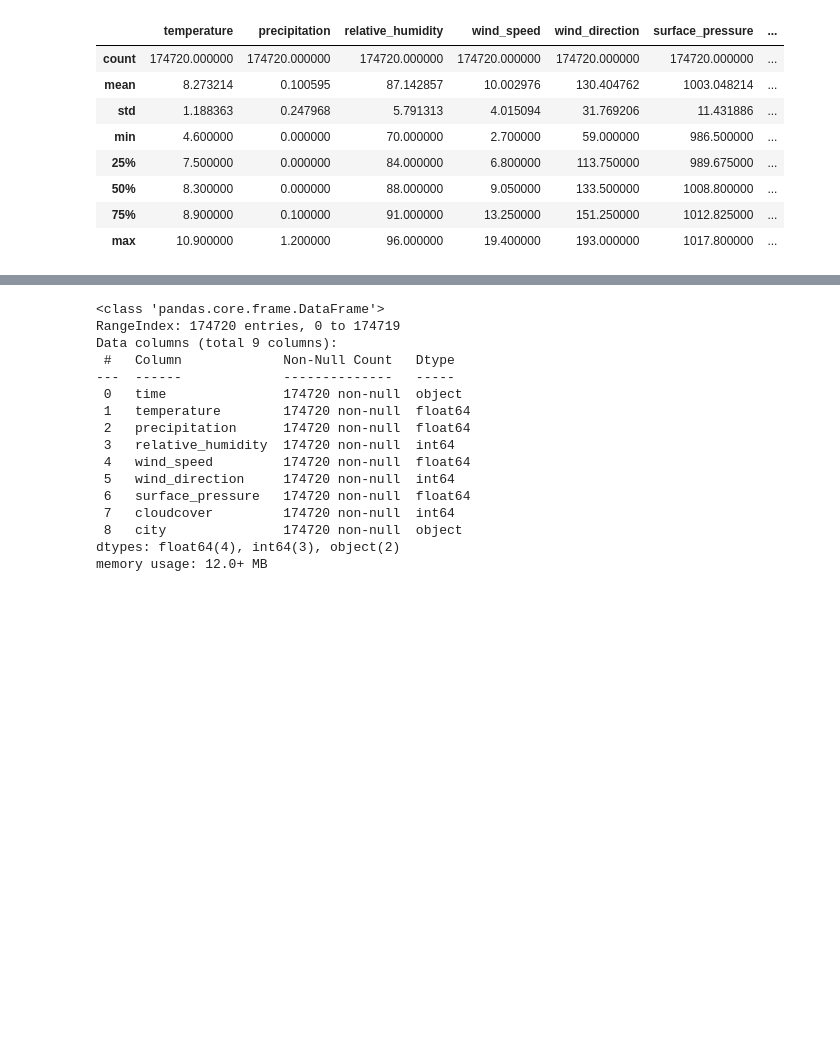
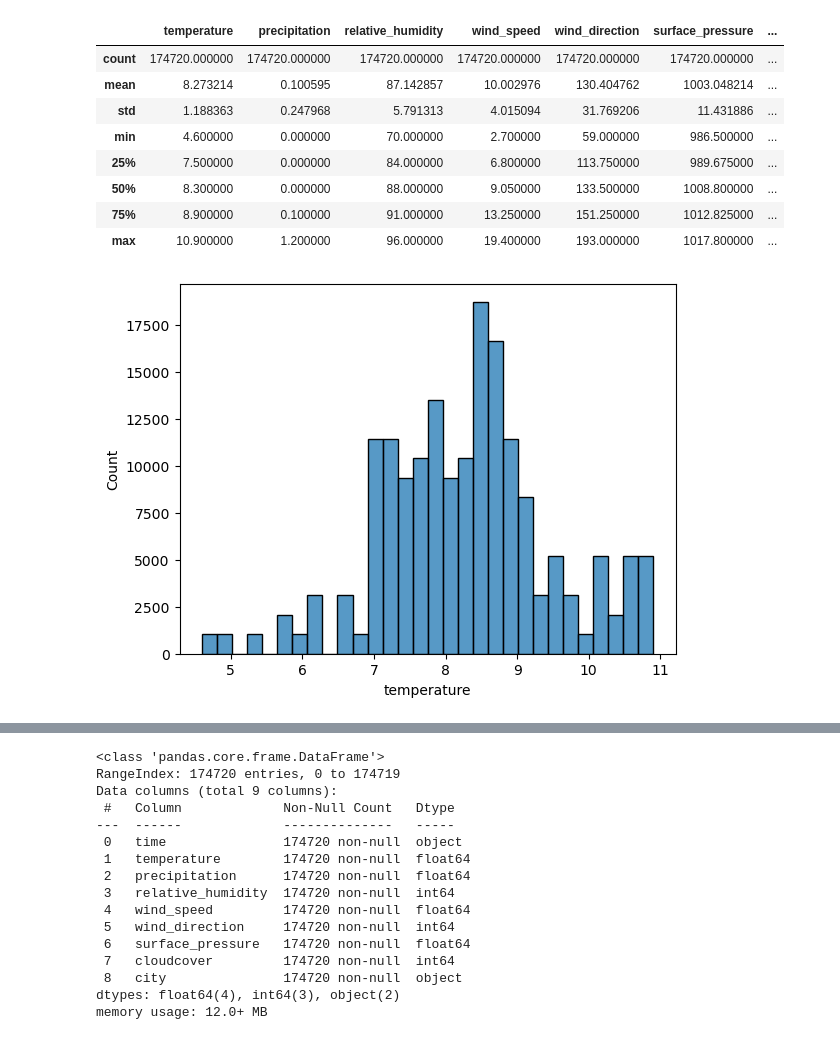
Before and after one commit to cathym20/Weather-Prediction-App, a Jupyter notebook: weather._ml.ipynb, the cells around one changed output, grey strips where cells are left out. Drawn from its saved outputs; the diff is of its cells as text; code cells hidden in the pictures; blank space fills up the shorter version.

```diff
--- a/weather._ml.ipynb
+++ b/weather._ml.ipynb
@@ -48,4 +50,7 @@ df.describe()
 | 75% | 8.900000 | 0.100000 | 91.000000 | 13.250000 | 151.250000 | 1012.825000 | ... |
 | max | 10.900000 | 1.200000 | 96.000000 | 19.400000 | 193.000000 | 1017.800000 | ... |
 # %%
-d
+sns.histplot(df['temperature'], bins = 30)
+plt.show()
+# %% [output]
+[figure, added]
```
Also changed, not shown: parts of 11 cells of this notebook.
